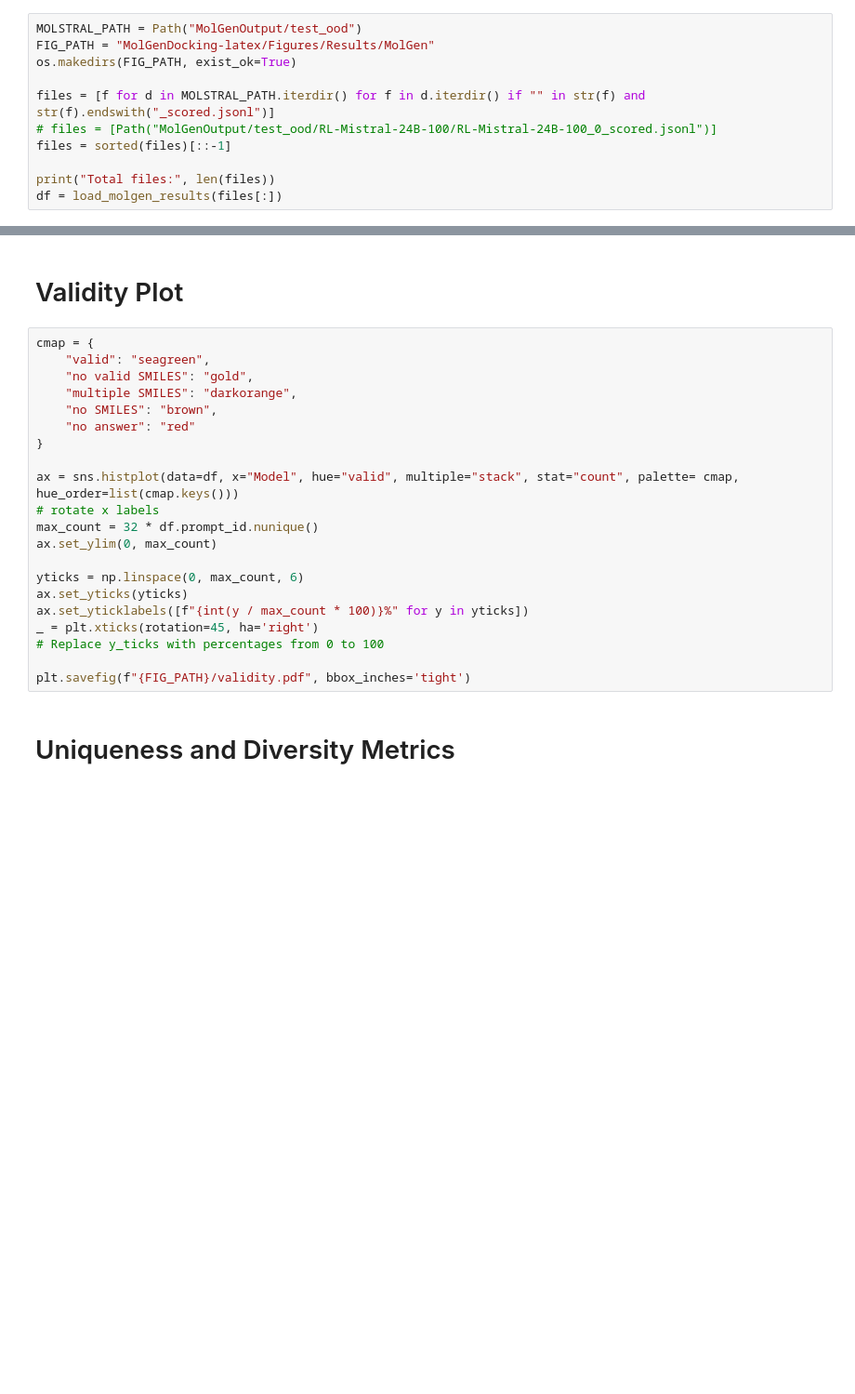
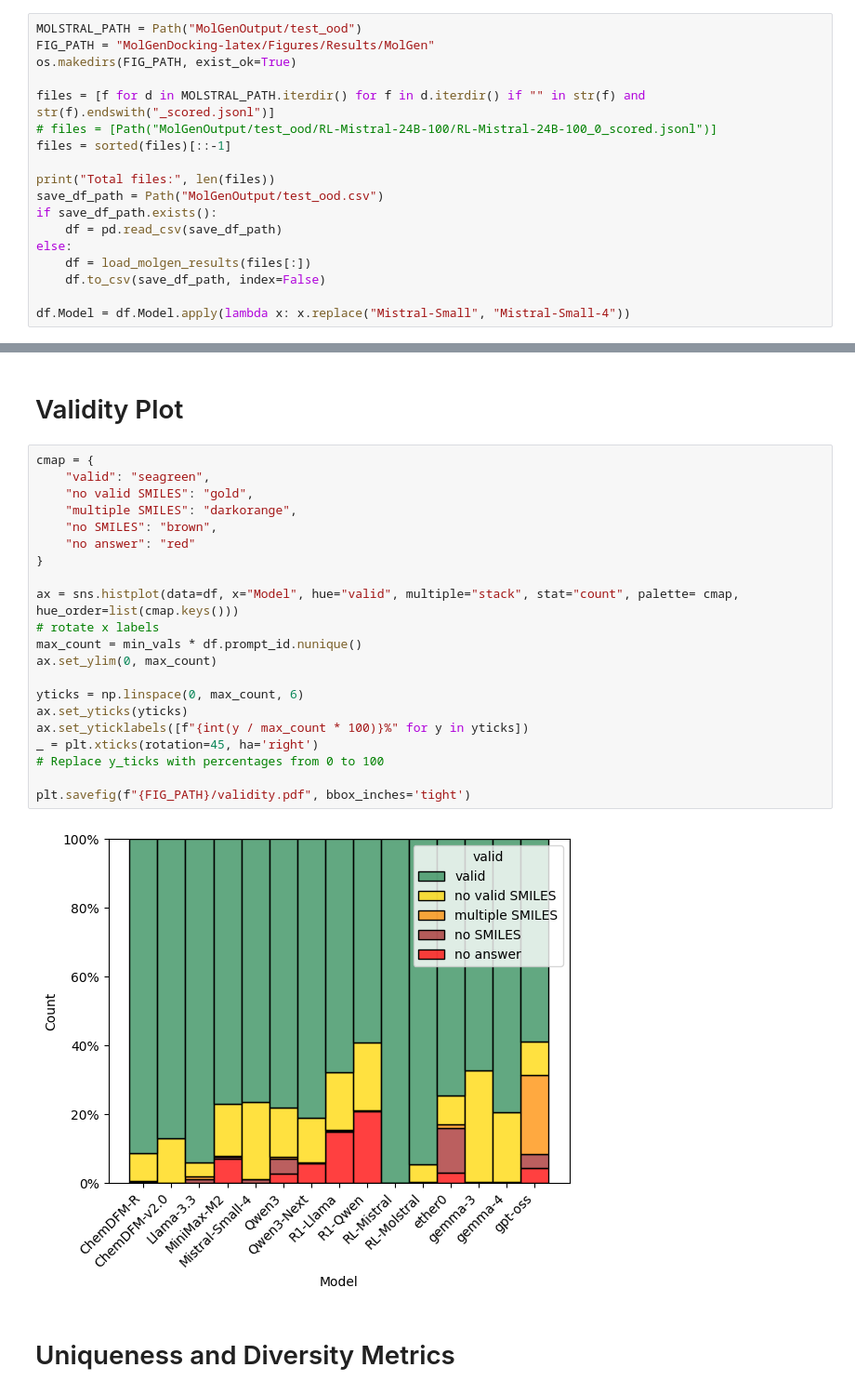
Before and after one commit to Fransou/MolRGen, a Jupyter notebook: notebooks/results/MolGenOutput.ipynb, the cells around one changed output, grey strips where cells are left out. Shown at 93% size. Cells and saved outputs as stored; diff of their text form; blank space fills up the shorter version.

```diff
--- a/notebooks/results/MolGenOutput.ipynb
+++ b/notebooks/results/MolGenOutput.ipynb
@@ -29,4 +31,11 @@ files = [f for d in MOLSTRAL_PATH.iterdir() for f in d.iterdir() if "" in str(f)
 files = sorted(files)[::-1]
 
 print("Total files:", len(files))
-df = load_molgen_results(files[:])
+save_df_path = Path("MolGenOutput/test_ood.csv")
+if save_df_path.exists():
+    df = pd.read_csv(save_df_path)
+else:
+    df = load_molgen_results(files[:])
+    df.to_csv(save_df_path, index=False)
+
+df.Model = df.Model.apply(lambda x: x.replace("Mistral-Small", "Mistral-Small-4"))
@@ -53,23 +114,25 @@ df
 # %%
 cmap = {
     "valid": "seagreen",
     "no valid SMILES": "gold",
     "multiple SMILES": "darkorange",
     "no SMILES": "brown",
     "no answer": "red"
 }
 
 ax = sns.histplot(data=df, x="Model", hue="valid", multiple="stack", stat="count", palette= cmap, hue_order=list(cmap.keys()))
 # rotate x labels
-max_count = 32 * df.prompt_id.nunique()
+max_count = min_vals * df.prompt_id.nunique()
 ax.set_ylim(0, max_count)
 
 yticks = np.linspace(0, max_count, 6)
 ax.set_yticks(yticks)
 ax.set_yticklabels([f"{int(y / max_count * 100)}%" for y in yticks])
 _ = plt.xticks(rotation=45, ha='right')
 # Replace y_ticks with percentages from 0 to 100
 
 plt.savefig(f"{FIG_PATH}/validity.pdf", bbox_inches='tight')
+# %% [output]
+[figure, added]
 # %% [markdown]
 # Uniqueness and Diversity Metrics
```
Also changed, not shown: parts of 31 cells of this notebook.
